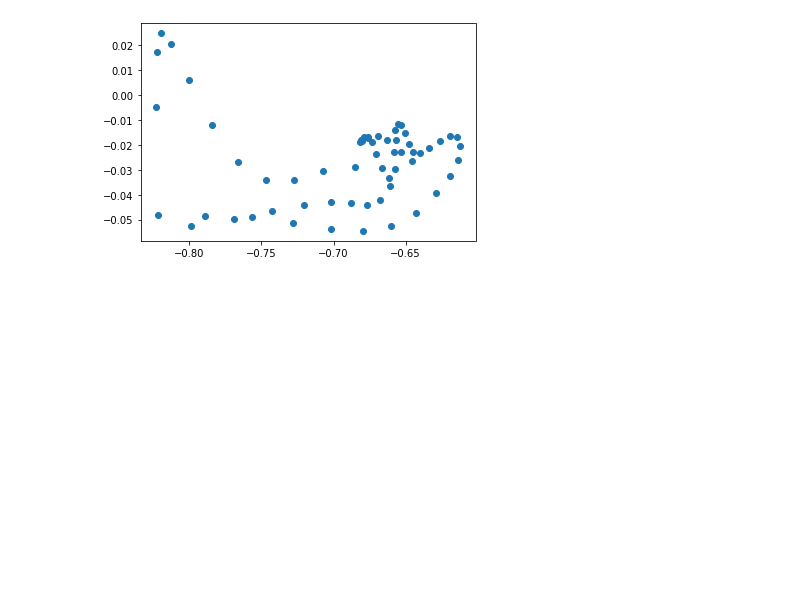
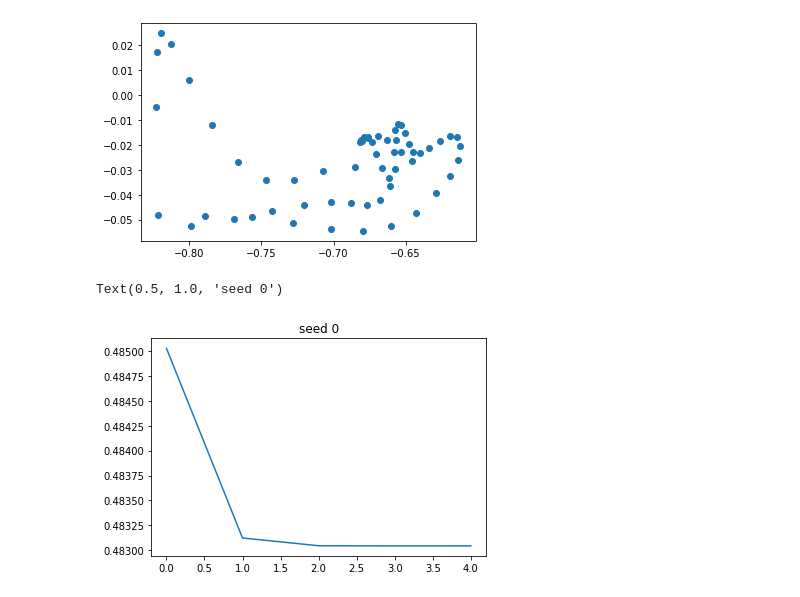
Before and after one commit to RL4H/RL4T1D, a Jupyter notebook: visualiser/notebooks/irl.ipynb, the cells around one changed output. Saved outputs shown, nothing was run; the diff lists cells and outputs as text; code cells hidden in the pictures; blank space fills up the shorter version.

```diff
--- a/visualiser/notebooks/irl.ipynb
+++ b/visualiser/notebooks/irl.ipynb
@@ -103,3 +103,10 @@ plt.scatter(a[0][0], a[0][1])
 # %% [output]
 <matplotlib.collections.PathCollection at 0x...>
 [figure]
+# %%
+y = [0.48502886, 0.48312268, 0.48304424, 0.4830427, 0.48304296]
+plt.plot([x for x in range(len(y))], y) #seed 0
+plt.title('seed 0')
+# %% [output]
+Text(0.5, 1.0, 'seed 0')
+[figure, added]
```
Also changed, not shown: parts of 2 cells of this notebook, 12 other files.
